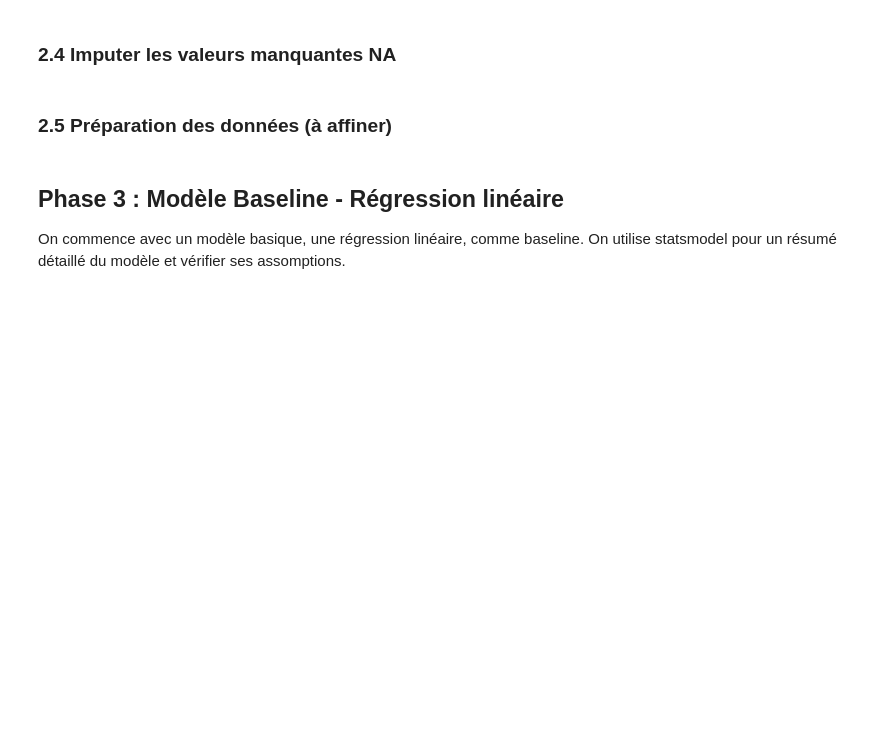
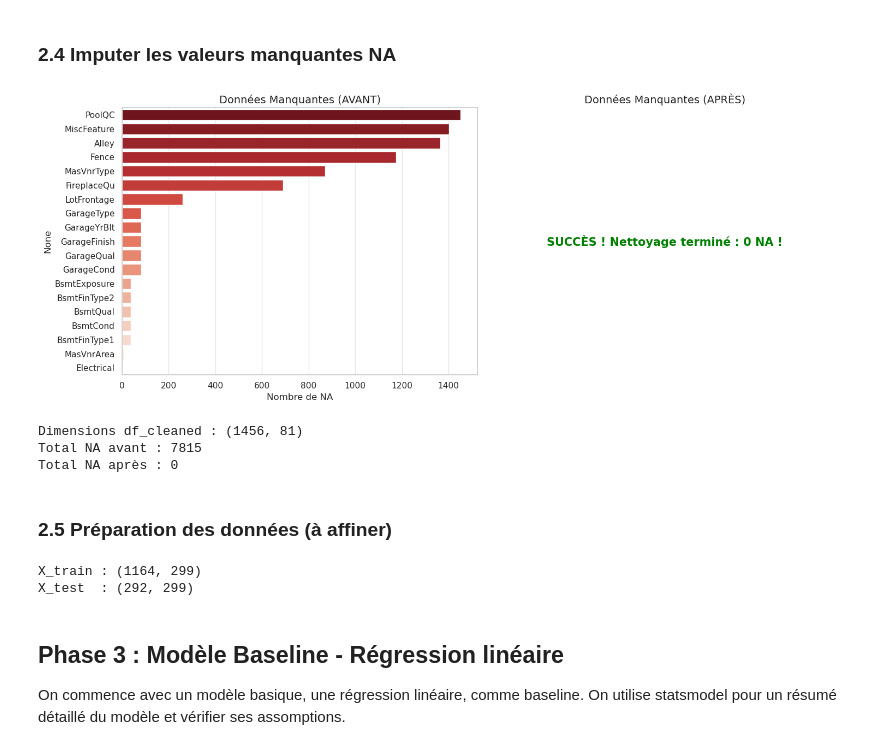
Before and after one commit to NoeBerdoz/predicting-house-prices-ml, a Jupyter notebook: predicting-houses-prices-ml.ipynb, the cells around one changed output. Drawn from its saved outputs; the diff is of its cells as text; code cells hidden in the pictures; blank space fills up the shorter version.

```diff
--- a/predicting-houses-prices-ml.ipynb
+++ b/predicting-houses-prices-ml.ipynb
@@ -598,9 +931,6 @@ display(df_cleaned[['GrLivArea', 'SalePrice', 'SalePrice_log']].describe())
 # %% [markdown]
 ### 2.4 Imputer les valeurs manquantes NA
 # %%
-# 1. Chargement des données (Séparateur spécifique ;)
-df = pd.read_csv('./data/train.csv', sep=',')
-
 # 2. Définition de la fonction d'imputation "Intelligente"
 def intelligent_imputation(df):
     df_imputed = df.copy()
@@ -645,46 +975,52 @@ def intelligent_imputation(df):
     return df_imputed
 
 # 3. Analyse AVANT Imputation
-missing_before = df.isnull().sum()
+missing_before = df_cleaned.isnull().sum()
 missing_before = missing_before[missing_before > 0].sort_values(ascending=False)
 
 # 4. Exécution de l'imputation
-df_cleaned = intelligent_imputation(df)
+df_cleaned = intelligent_imputation(df_cleaned)
 
 # 5. Analyse APRÈS Imputation
 missing_after = df_cleaned.isnull().sum()
-missing_after = missing_after[missing_after > 0] # On espère que c'est vide !
+missing_after = missing_after[missing_after > 0]  # On espère que c'est vide !
 
 # 6. Visualisation comparative
 plt.figure(figsize=(15, 6))
 
 # Graphique AVANT
 plt.subplot(1, 2, 1)
 if not missing_before.empty:
     sns.barplot(x=missing_before.values, y=missing_before.index, hue=missing_before.index, palette='Reds_r', legend=False)
     plt.title("Données Manquantes (AVANT)", fontsize=14)
     plt.xlabel("Nombre de NA")
 else:
     plt.text(0.5, 0.5, "Aucune donnée manquante", ha='center')
 
 # Graphique APRÈS
 plt.subplot(1, 2, 2)
 if not missing_after.empty:
     sns.barplot(x=missing_after.values, y=missing_after.index, hue=missing_before.index, palette='Blues_r', legend=False)
     plt.title("Données Manquantes restantes (APRÈS)", fontsize=14)
 else:
     # Si tout est propre, on affiche un message de succès
     plt.text(0.5, 0.5, "SUCCÈS ! Nettoyage terminé : 0 NA !",
              ha='center', va='center', fontsize=15, color='green', fontweight='bold')
     plt.title("Données Manquantes (APRÈS)", fontsize=14)
     plt.gca().set_axis_off()
 
 plt.tight_layout()
 plt.show()
 
 # Affichage du résumé final
+print(f"Dimensions df_cleaned : {df_cleaned.shape}")
 print(f"Total NA avant : {missing_before.sum()}")
-print(f"Total NA après  : {df_cleaned.isnull().sum().sum()}")
+print(f"Total NA après : {df_cleaned.isnull().sum().sum()}")
+# %% [output]
+[figure, added]
+Dimensions df_cleaned : (1456, 81)
+Total NA avant : 7815
+Total NA après : 0
 # %% [markdown]
 ### 2.5 Préparation des données (à affiner)
 # %%
@@ -718,6 +1054,9 @@ X_train, X_test, y_train_log, y_test_log = train_test_split(
 
 print("X_train :", X_train.shape)
 print("X_test  :", X_test.shape)
+# %% [output]
+X_train : (1164, 299)
+X_test  : (292, 299)
 # %% [markdown]
 ## Phase 3 : Modèle Baseline - Régression linéaire
 
```
Also changed, not shown: parts of 42 cells of this notebook.
